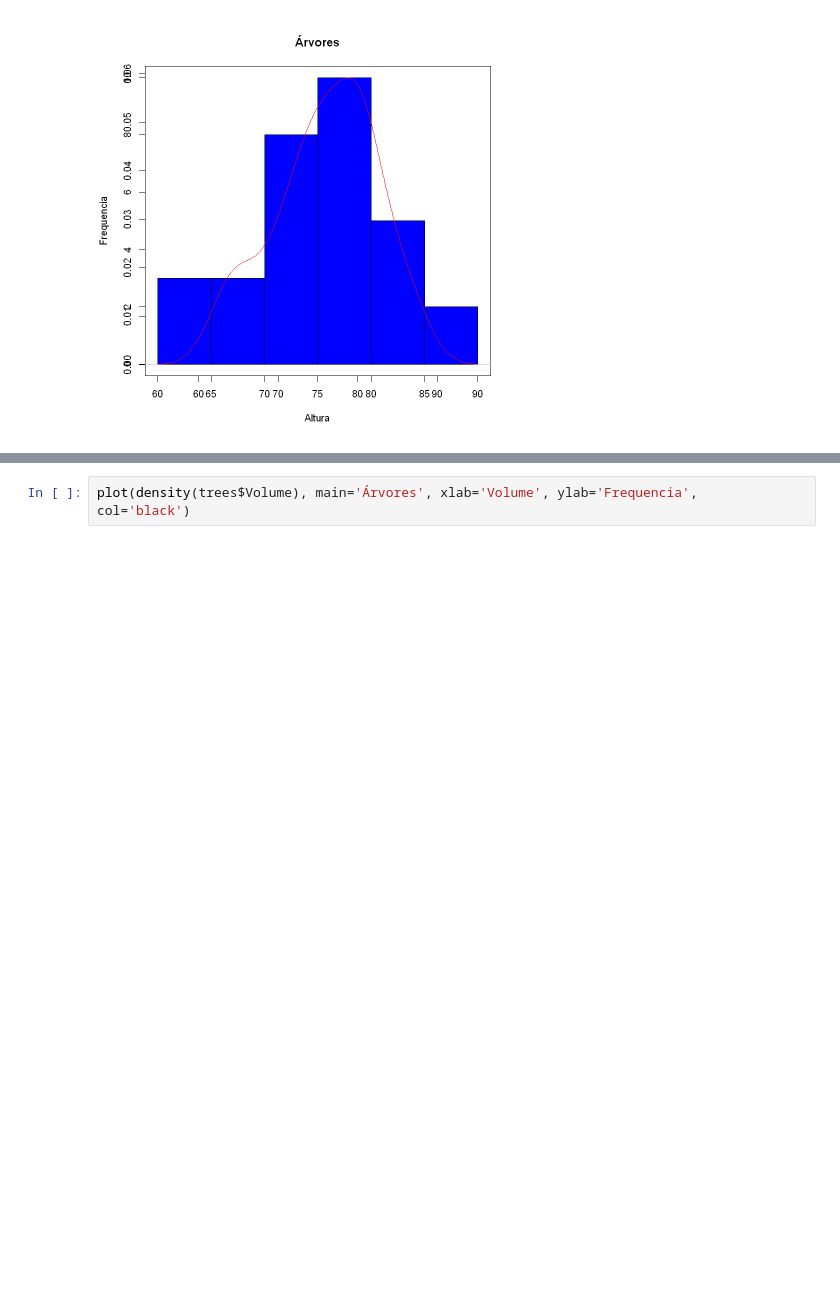
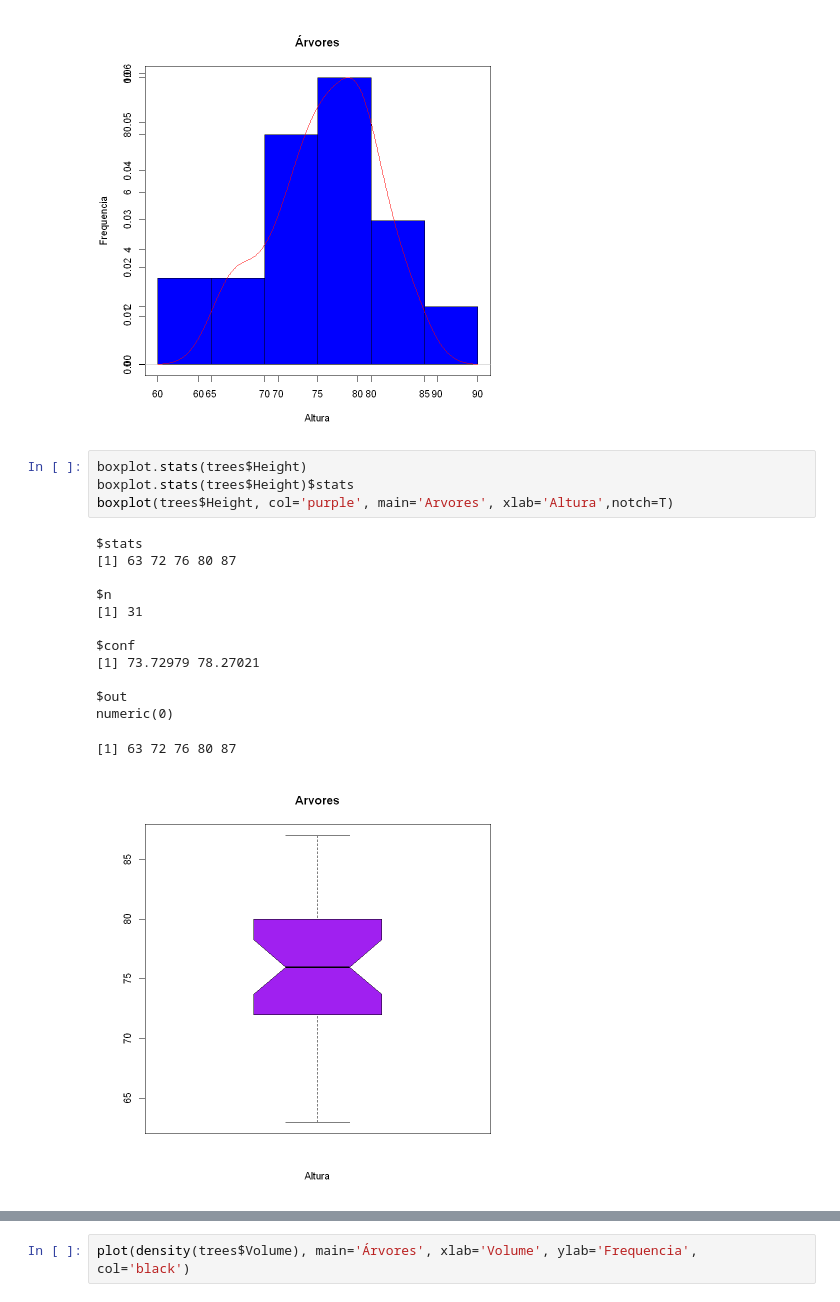
Before and after one commit to glaucoSapucaia/DataScienceStudies, a Jupyter notebook: praticando/trees_r.ipynb, the cells around one changed output, grey strips where cells are left out. Cells and saved outputs as stored; diff of their text form; blank space fills up the shorter version.

```diff
--- a/praticando/trees_r.ipynb
+++ b/praticando/trees_r.ipynb
@@ -49,3 +49,21 @@ par(new=T)
 plot(density(trees$Height), main='Árvores', xlab='Altura', ylab='Frequencia', col='red')
 # %% [output]
 [figure]
+# %%
+boxplot.stats(trees$Height)
+boxplot.stats(trees$Height)$stats
+boxplot(trees$Height, col='purple', main='Arvores', xlab='Altura',notch=T)
+# %% [output]
+$stats
+[1] 63 72 76 80 87
+
+$n
+[1] 31
+
+$conf
+[1] 73.72979 78.27021
+
+$out
+numeric(0)
+[1] 63 72 76 80 87
+[figure, added]
```
Also changed, not shown: parts of 2 cells of this notebook, 2 other files.
